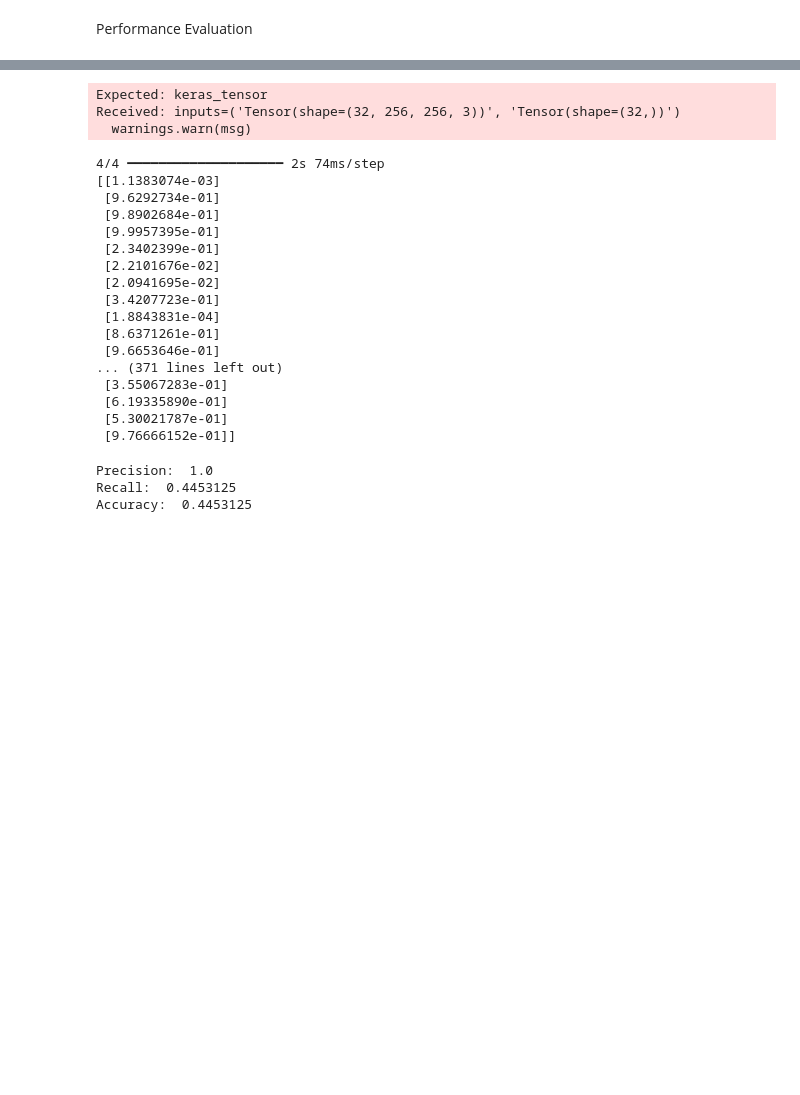
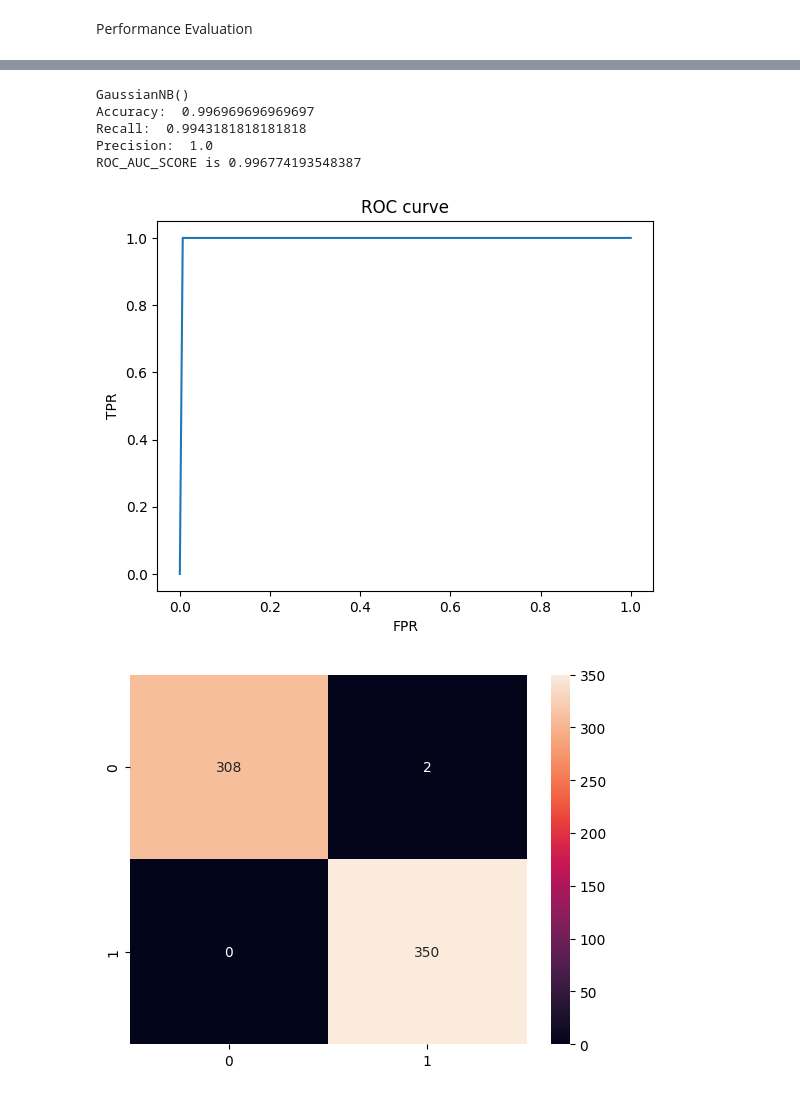
Before and after one commit to satgunsodhi/Forgery-Classifier, a Jupyter notebook: main.ipynb, the cells around one changed output, grey strips where cells are left out. Saved outputs shown, nothing was run; the diff lists cells and outputs as text; code cells hidden in the pictures; blank space fills up the shorter version.

```diff
--- a/main.ipynb
+++ b/main.ipynb
@@ -205,7 +96,0 @@ len(test)
-# %%
-for batch in test.as_numpy_iterator():
-    X,y = batch
-    yhat = model.predict(X)
-    precision.update_state(y, yhat)
-    recall.update_state(y, yhat)
-    Baccuracy.update_state(y, yhat)
@@ -265,42 +96,0 @@ NSTdata = tf.data.Dataset.load(path)
-# %%
-precision = Precision()
-recall = Recall()
-Baccuracy = BinaryAccuracy()
-# %%
-
-for X in NSTdata:
-    y = 1
-    yhat = model.predict(X)
-    print(yhat)
-    precision.update_state(y, yhat)
-    recall.update_state(y, yhat)
-    Baccuracy.update_state(y, yhat)
-# %% [output]
-Expected: keras_tensor
-Received: inputs=('Tensor(shape=(32, 256, 256, 3))', 'Tensor(shape=(32,))')
-  warnings.warn(msg)
-4/4 ━━━━━━━━━━━━━━━━━━━━ 2s 74ms/step
-[[1.1383074e-03]
- [9.6292734e-01]
- [9.8902684e-01]
- [9.9957395e-01]
- [2.3402399e-01]
- [2.2101676e-02]
- [2.0941695e-02]
- [3.4207723e-01]
- [1.8843831e-04]
- [8.6371261e-01]
- [9.6653646e-01]
-... (371 lines left out)
- [3.55067283e-01]
- [6.19335890e-01]
- [5.30021787e-01]
- [9.76666152e-01]]
-# %%
-print("Precision: ", precision.result().numpy())
-print("Recall: ", recall.result().numpy())
-print("Accuracy: ", Baccuracy.result().numpy())
-# %% [output]
-Precision:  1.0
-Recall:  0.4453125
-Accuracy:  0.4453125
@@ -306,0 +99,31 @@ Accuracy:  0.4453125
+# %%
+def ModelEvaluation(model, x_test, y_test):
+    print(model)
+    predictions = model.predict(x_test)
+    accuracy = accuracy_score(predictions, y_test)
+    precision = precision_score(predictions, y_test)
+    recall = recall_score(predictions, y_test)
+    print("Accuracy: ", accuracy)
+    print("Recall: ", recall)
+    print("Precision: ", precision)
+    auc = roc_auc_score(y_test,predictions)
+    false_positive_rate, true_positive_rate, _ = roc_curve(y_test, predictions)
+    print('ROC_AUC_SCORE is', auc)
+
+
+    plt.plot(false_positive_rate, true_positive_rate)
+    plt.xlabel('FPR')
+    plt.ylabel('TPR')
+    plt.title('ROC curve')
+    plt.show()
+    sns.heatmap(confusion_matrix(y_test, predictions), fmt='', annot=True)
+# %%
+ModelEvaluation(models[0], x_test, y_test)
+# %% [output]
+GaussianNB()
+Accuracy:  0.996969696969697
+Recall:  0.9943181818181818
+Precision:  1.0
+ROC_AUC_SCORE is 0.996774193548387
+[figure, added]
+[figure, added]
```
Also changed, not shown: parts of 67 cells of this notebook, 1 other file.
